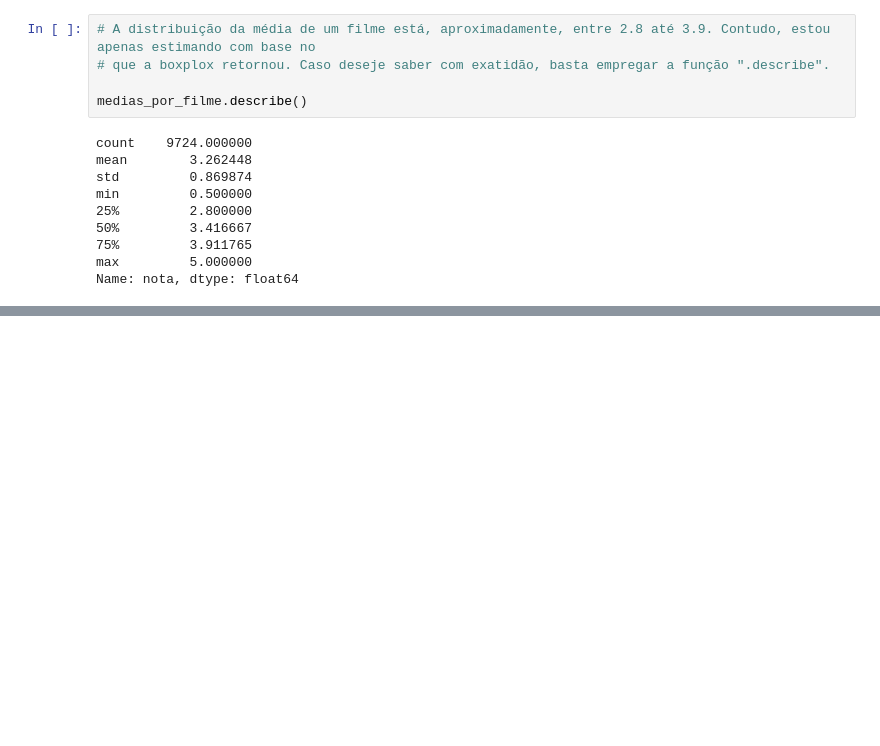
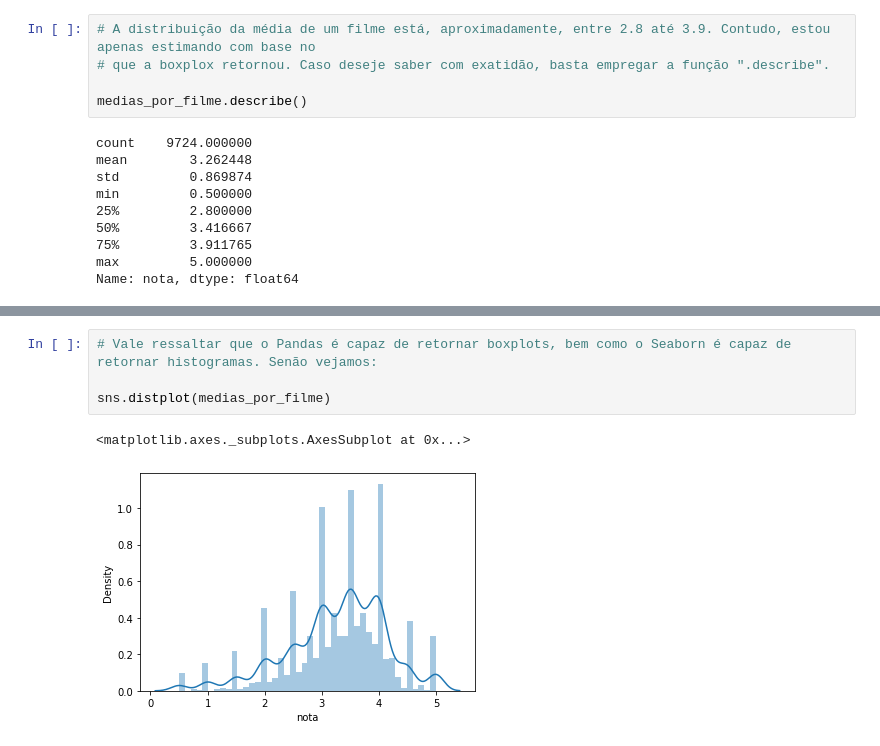
Before and after one commit to MateusJoseAdv/introducao_data_science, a Jupyter notebook: Introducao_data_science_aula2.ipynb, the cells around one changed output, grey strips where cells are left out. Drawn from its saved outputs; the diff is of its cells as text; blank space fills up the shorter version.

```diff
--- a/Introducao_data_science_aula2.ipynb
+++ b/Introducao_data_science_aula2.ipynb
@@ -313,0 +328,7 @@ Portanto:
+# %%
+# Vale ressaltar que o Pandas é capaz de retornar boxplots, bem como o Seaborn é capaz de retornar histogramas. Senão vejamos:
+
+sns.distplot(medias_por_filme)
+# %% [output]
+<matplotlib.axes._subplots.AxesSubplot at 0x...>
+[figure, added]
```
Also changed, not shown: parts of 9 cells of this notebook.
